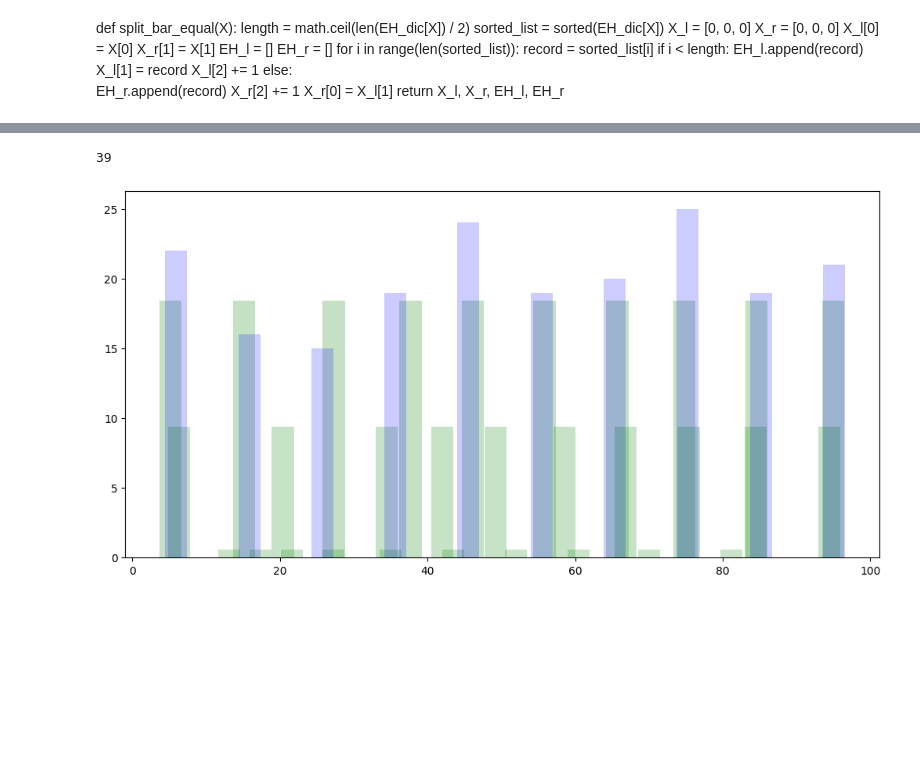
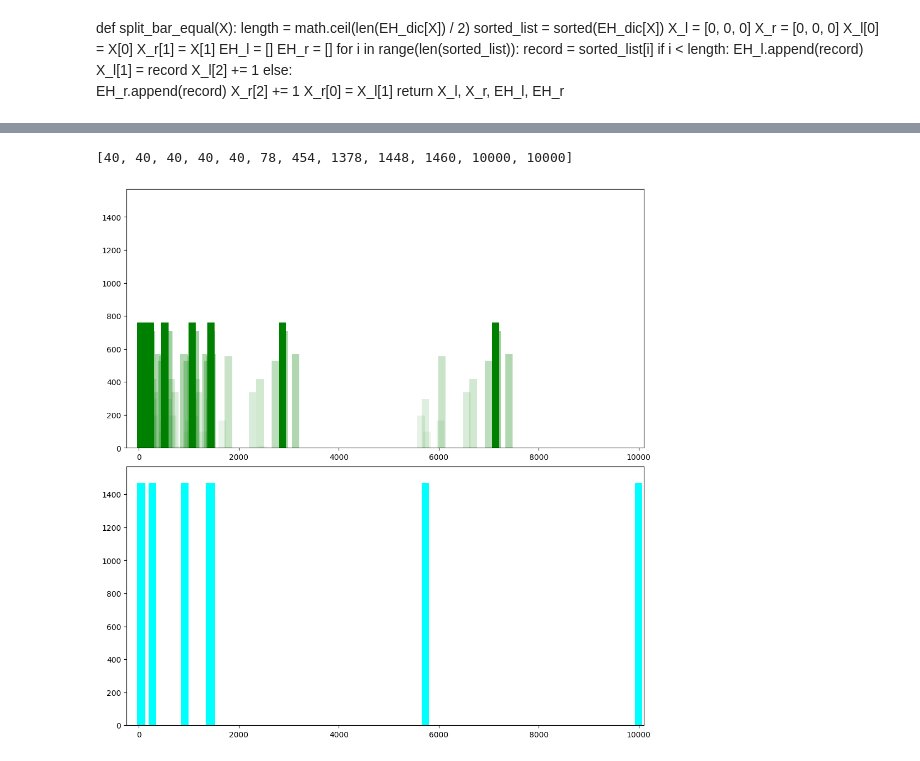
Before and after one commit to Vaggelis-Malandrakis/streaming_sampling, a Jupyter notebook: sampling_notebooks/equi_depth_histograms.ipynb, the cells around one changed output, grey strips where cells are left out. Saved outputs shown, nothing was run; the diff lists cells and outputs as text; code cells hidden in the pictures; blank space fills up the shorter version.

```diff
--- a/sampling_notebooks/equi_depth_histograms.ipynb
+++ b/sampling_notebooks/equi_depth_histograms.ipynb
@@ -18,0 +57,2 @@ for i in range(1,201):
+# %%
+cp_dataset = list(sliced_df['Length'])
@@ -254,8 +300,9 @@ def splitBar(X):
     EH_X_r = []
 
     BBSize = 0
-    for bbar in blocked_bars_dic[X]:
-        BBSize += int(bars_dic[bbar][2])
+    if len(blocked_bars_dic[X]) != 0:
+        for bbar in blocked_bars_dic[X]:
+            BBSize += int(bars_dic[bbar][2])
 
     for bbar in blocked_bars_dic[X]:
         bbar_size = bars_dic[bbar][2]
@@ -348,7 +395,9 @@ maxCoef = 1.7
 Sm = B * p
 W = 0
 
-current_interval = -20
+# current_interval = -20
+current_interval = dataset[0][0]
+iterations = 0
 
 while True:
     if PRINT_FLAG:
@@ -379,7 +428,7 @@ while True:
     if appropriate_bar == -1:
         if PRINT_FLAG:
             print('Should appear only once!')
-        current_interval += 1
+        iterations += 1
         continue
 
     insert_item_to_bar(next_item, appropriate_bar)
@@ -400,12 +449,13 @@ while True:
     # remove expired boxes = values
     W = remove_expired_boxes(current_interval, W)
 
-    if abs(current_interval) % 5 == 0:
+    if iterations % 100 == 0:
+        current_interval = current_interval + pd.Timedelta(seconds=1)
         temp_boundaries, ideal_bucket_size = computeBoundaries()
-        print('BOUNDARIES: ', temp_boundaries, ideal_bucket_size)
+#         print('BOUNDARIES: ', temp_boundaries, ideal_bucket_size)
         boundaries_list.append([temp_boundaries, ideal_bucket_size])
 
-    current_interval += 1
+    iterations += 1
     if PRINT_FLAG:
         print('*********************************************************************************')
         print()
@@ -430,22 +462,40 @@ BOUNDARIES:  [1, 9.108593749999999, 20.48392857142857, 33.69416666666667, 42.074
-# %%
-len(boundaries_list)
-# %% [output]
-39
+# %%
+temp_cp_dataset
+# %% [output]
+[40, 40, 40, 40, 40, 78, 454, 1378, 1448, 1460, 10000, 10000]
 # %%
-fig, axs = plt.subplots(1, 1, constrained_layout=True, figsize=(10, 5))
+fig, axs = plt.subplots(2, 1, constrained_layout=True, figsize=(10, 10))
 
-alpha_value = 0.2
-for i in range(0, len(boundaries_list)-1, 18):
+alpha_value = 0.05
+for i in range(0, len(boundaries_list)-1, int(len(boundaries_list)/10)):
+# for i in range(0, len(boundaries_list)-1):
     temp_list = boundaries_list[i][0]
-    height = boundaries_list[i][1]
-    alpha_value = alpha_value * 1.05
+    temp_height = boundaries_list[i][1]
+    alpha_value = alpha_value * 1.2
     for i in range(len(temp_list)-1):
         current_el = temp_list[i]
         next_el = temp_list[i+1]
-        plt.bar((current_el + next_el)/2, height, color='green', width = 3, alpha = alpha_value)
+        axs[0].bar((current_el + next_el)/2, temp_height, color='green', width = 150, alpha = alpha_value)
 
-plt.hist(cp_dataset, bins=B, histtype='bar', rwidth = 0.3, alpha = 0.2, color = 'blue')
+
+last_list = boundaries_list[-1][0]
+last_height = boundaries_list[-1][1]
+for i in range(len(last_list)-1):
+    current_el = last_list[i]
+    next_el = last_list[i+1]
+    axs[0].bar((current_el + next_el)/2, last_height, color='green', width = 150, alpha = 1)
+
+
+for i in range(len(temp_cp_dataset)-1):
+    current_el = temp_cp_dataset[i]
+    next_el = temp_cp_dataset[i+1]
+    axs[1].bar((current_el + next_el)/2, step, color='cyan', width = 150, alpha = 1)
+
+axs[0].set_ylim(0, step + 100)
+axs[1].set_ylim(0, step + 100)
+axs[0].set_xlim(-250, max(temp_cp_dataset) + 100)
+axs[1].set_xlim(-250, max(temp_cp_dataset) + 100)
 
 plt.show()
 # %% [output]
-[figure, old version]
+[figure, new version]
```
Also changed, not shown: parts of 15 cells of this notebook, 1 other file.
